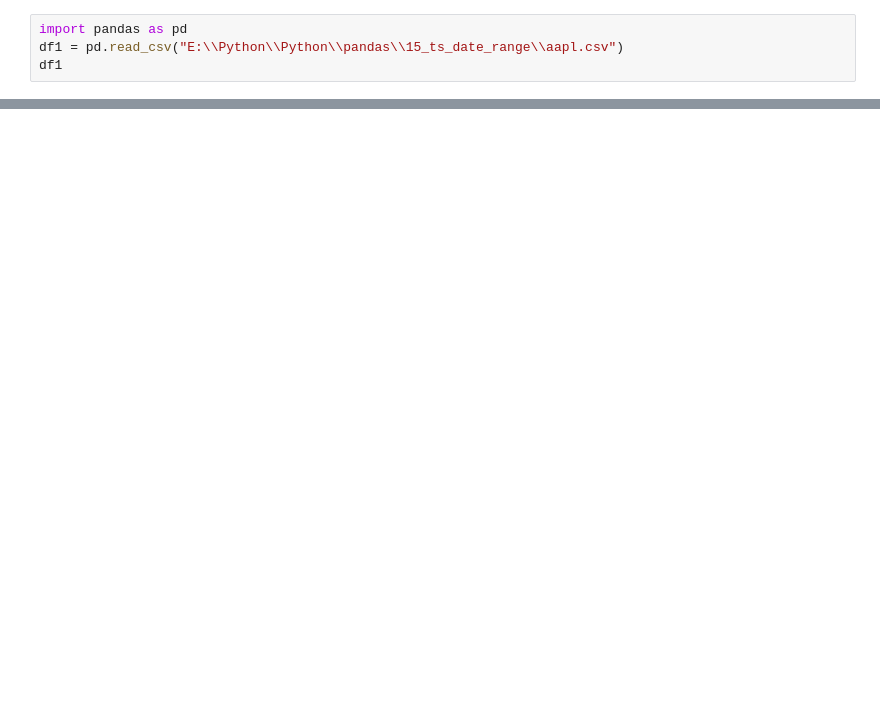
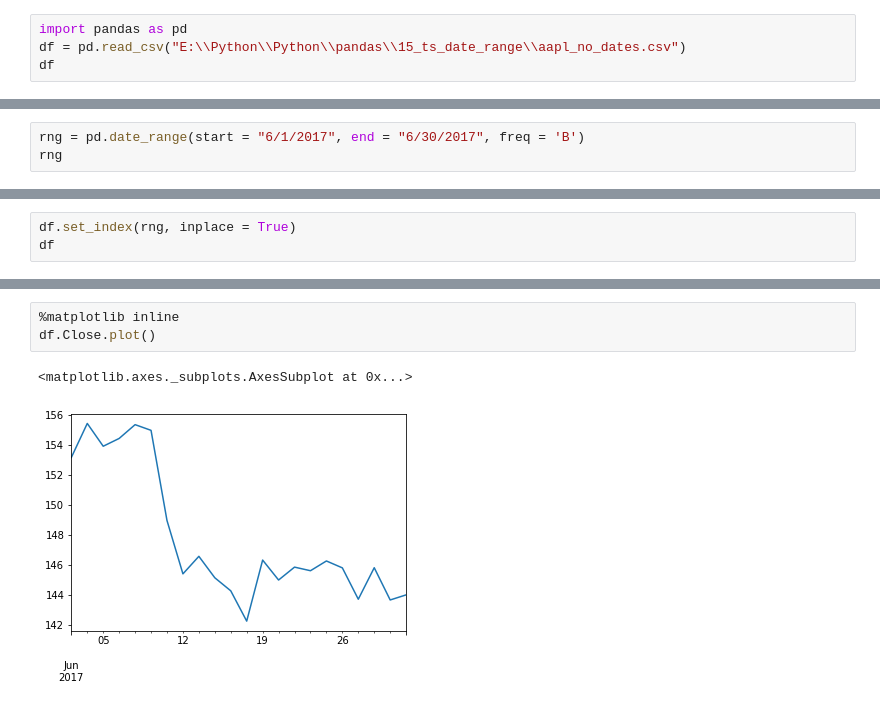
Before and after one commit to UmmeFarhanaBristy/Python, a Jupyter notebook: Pandas_t16.ipynb, the cells around one changed output, grey strips where cells are left out. Cells and saved outputs as stored; diff of their text form; blank space fills up the shorter version.

Commit message:
date range

```diff
--- a/Pandas_t16.ipynb
+++ b/Pandas_t16.ipynb
@@ -1,5 +1,5 @@
 # %%
 import pandas as pd
-df1 = pd.read_csv("E:\\Python\\Python\\pandas\\15_ts_date_range\\aapl.csv")
-df1
+df = pd.read_csv("E:\\Python\\Python\\pandas\\15_ts_date_range\\aapl_no_dates.csv")
+df
 # %% [output]
@@ -43,0 +23,3 @@ df2
+# %%
+rng = pd.date_range(start = "6/1/2017", end = "6/30/2017", freq = 'B')
+rng
@@ -43,0 +34,3 @@ df2
+# %%
+df.set_index(rng, inplace = True)
+df
@@ -43,0 +55,6 @@ df2
+# %%
+%matplotlib inline
+df.Close.plot()
+# %% [output]
+<matplotlib.axes._subplots.AxesSubplot at 0x...>
+[figure, added]
```
Also changed, not shown: parts of 12 cells of this notebook.
